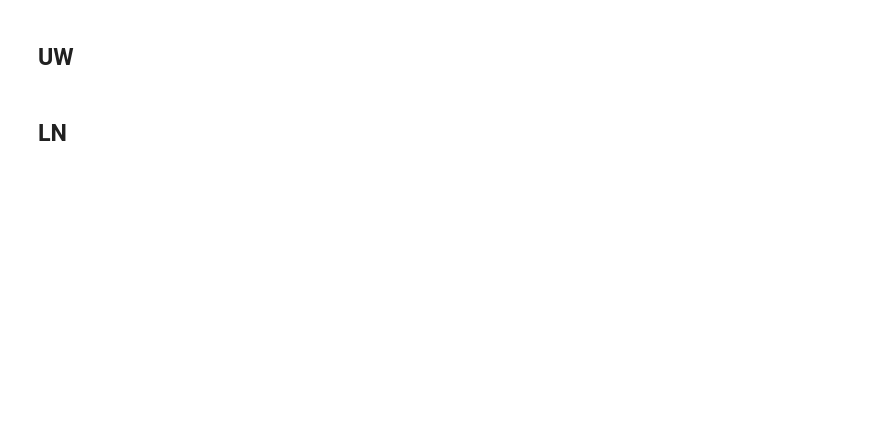
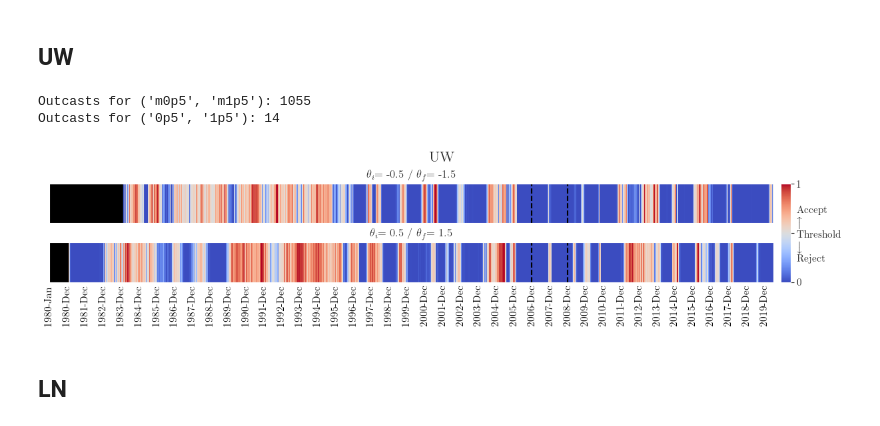
Before and after one commit to fedesss98/stabilvol, a Jupyter notebook: notebooks/17-mfht-rolling-ks.ipynb, the cells around one changed output. Drawn from its saved outputs; the diff is of its cells as text; code cells hidden in the pictures; blank space fills up the shorter version.

```diff
--- a/notebooks/17-mfht-rolling-ks.ipynb
+++ b/notebooks/17-mfht-rolling-ks.ipynb
@@ -384,11 +450,15 @@ for t1_string, t2_string in coefficients:
         df.to_pickle(f'../data/processed/dynamics/{market}_rolling_MFHT_peaks_{t1_string}_{t2_string}_200bins_{VOL_LIMIT}.pickle')
 regenerate = False
 # %%
-p_values, stat_values, outcasts = test_mfhts(market, windows, NDAYS, coefficients, regenerate=True)
+p_values, stat_values, outcasts = test_mfhts(market, windows, NDAYS, coefficients, regenerate=False)
 # print_rejections(p_values, windows, NDAYS, coefficients)
 # %%
  # With a confidence level of 95%, we must reject the hypothesis that the distributions are the same if the p-value is less than 0.05
-fig, errors = plot_rolling_pmesh(coefficients, windows, p_values, latex=True, suptitle=market, ndays=NDAYS, label_spacing=365)
+fig, errors = plot_rolling_pmesh(coefficients, actual_windows, p_values, latex=True, suptitle=market, ndays=NDAYS, label_spacing=365)
+# %% [output]
+Outcasts for ('m0p5', 'm1p5'): 1055
+Outcasts for ('0p5', '1p5'): 14
+[figure, added]
 # %%
 fig.savefig(f'../visualization/dynamics/rolling_windows/{market}_rolling_MFHT_p_{NDAYS}days_variousthresholds_{VOL_LIMIT}.png', bbox_inches='tight')
 fig.savefig(f'../visualization/dynamics/rolling_windows/{market}_rolling_MFHT_p_{NDAYS}days_variousthresholds_{VOL_LIMIT}.eps', bbox_inches='tight')
```
Also changed, not shown: parts of 16 cells of this notebook.
